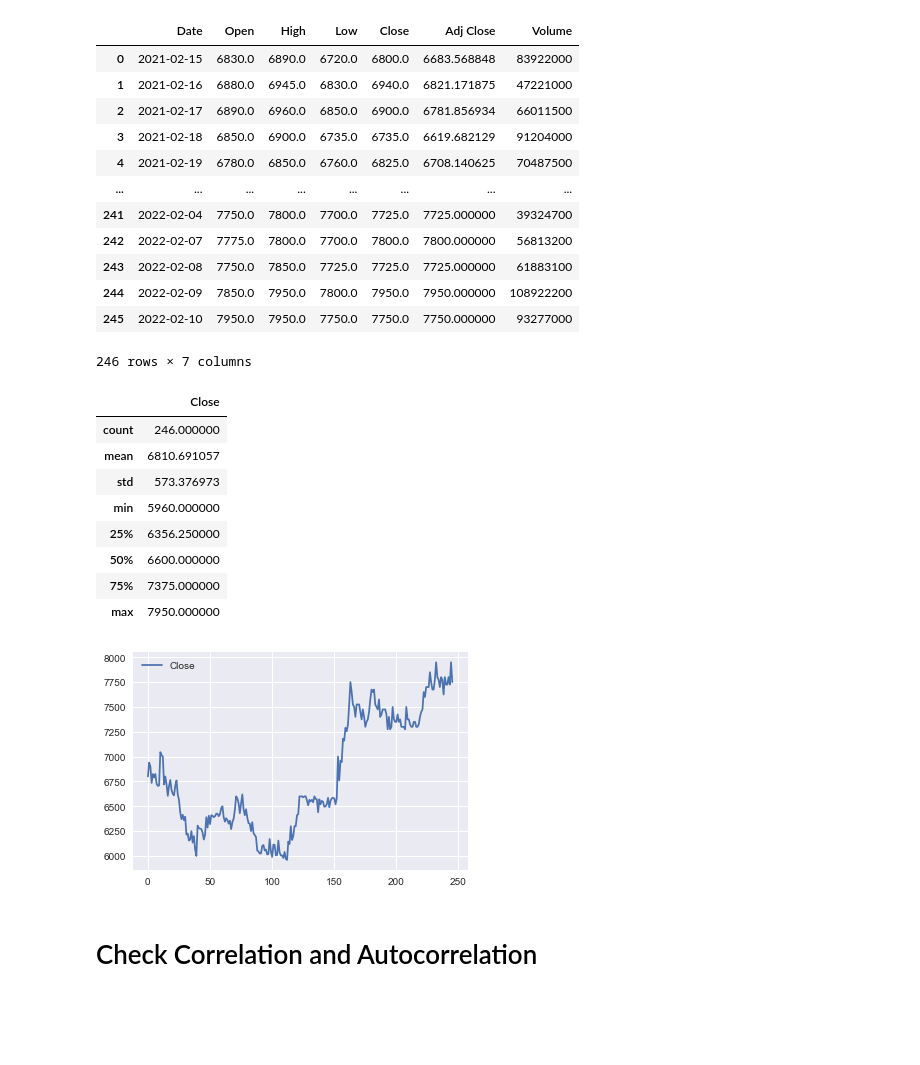
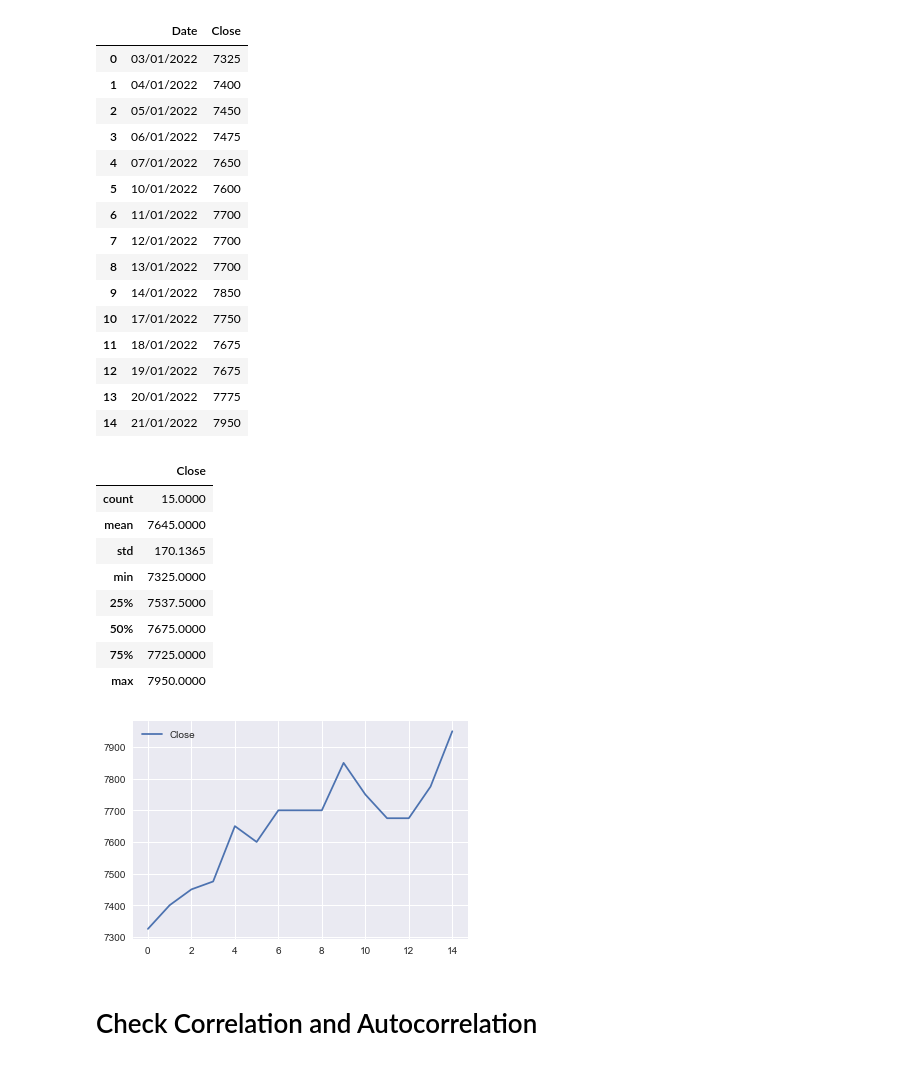
Before and after one commit to yoelagustinus/TugasAkhir, a Jupyter notebook: EDA/EDA BBCA ARIMA.ipynb, the cells around one changed output. Drawn from its saved outputs; the diff is of its cells as text; code cells hidden in the pictures; blank space fills up the shorter version.

```diff
--- a/EDA/EDA BBCA ARIMA.ipynb
+++ b/EDA/EDA BBCA ARIMA.ipynb
@@ -10,41 +10,44 @@ import time
 plt.style.use(style="seaborn")
 %matplotlib inline
 # %%
-df = pd.read_csv("BBCA.csv")
+df = pd.read_csv("BBCA-small.csv")
 df
 # %% [output]
-|  | Date | Open | High | Low | Close | Adj Close | Volume |
-| 0 | 2021-02-15 | 6830.0 | 6890.0 | 6720.0 | 6800.0 | 6683.568848 | 83922000 |
-| 1 | 2021-02-16 | 6880.0 | 6945.0 | 6830.0 | 6940.0 | 6821.171875 | 47221000 |
-| 2 | 2021-02-17 | 6890.0 | 6960.0 | 6850.0 | 6900.0 | 6781.856934 | 66011500 |
-| 3 | 2021-02-18 | 6850.0 | 6900.0 | 6735.0 | 6735.0 | 6619.682129 | 91204000 |
-| 4 | 2021-02-19 | 6780.0 | 6850.0 | 6760.0 | 6825.0 | 6708.140625 | 70487500 |
-| ... | ... | ... | ... | ... | ... | ... | ... |
-| 241 | 2022-02-04 | 7750.0 | 7800.0 | 7700.0 | 7725.0 | 7725.000000 | 39324700 |
-| 242 | 2022-02-07 | 7775.0 | 7800.0 | 7700.0 | 7800.0 | 7800.000000 | 56813200 |
-| 243 | 2022-02-08 | 7750.0 | 7850.0 | 7725.0 | 7725.0 | 7725.000000 | 61883100 |
-| 244 | 2022-02-09 | 7850.0 | 7950.0 | 7800.0 | 7950.0 | 7950.000000 | 108922200 |
-| 245 | 2022-02-10 | 7950.0 | 7950.0 | 7750.0 | 7750.0 | 7750.000000 | 93277000 |
+|  | Date | Close |
+| 0 | 03/01/2022 | 7325 |
+| 1 | 04/01/2022 | 7400 |
+| 2 | 05/01/2022 | 7450 |
+| 3 | 06/01/2022 | 7475 |
+| 4 | 07/01/2022 | 7650 |
+| 5 | 10/01/2022 | 7600 |
+| 6 | 11/01/2022 | 7700 |
+| 7 | 12/01/2022 | 7700 |
+| 8 | 13/01/2022 | 7700 |
+| 9 | 14/01/2022 | 7850 |
+| 10 | 17/01/2022 | 7750 |
+| 11 | 18/01/2022 | 7675 |
+| 12 | 19/01/2022 | 7675 |
+| 13 | 20/01/2022 | 7775 |
+| 14 | 21/01/2022 | 7950 |
-246 rows × 7 columns
 # %%
 df = df[["Close"]].copy()
 # %%
 df.describe()
 # %% [output]
 |  | Close |
-| count | 246.000000 |
-| mean | 6810.691057 |
-| std | 573.376973 |
-| min | 5960.000000 |
-| 25% | 6356.250000 |
-| 50% | 6600.000000 |
-| 75% | 7375.000000 |
-| max | 7950.000000 |
+| count | 15.0000 |
+| mean | 7645.0000 |
+| std | 170.1365 |
+| min | 7325.0000 |
+| 25% | 7537.5000 |
+| 50% | 7675.0000 |
+| 75% | 7725.0000 |
+| max | 7950.0000 |
 # %%
 df.plot()
 plt.show()
 # %% [output]
-[figure, old version]
+[figure, new version]
 # %% [markdown]
 # Check Correlation and Autocorrelation
 # %% [markdown]
```
Also changed, not shown: parts of 3 cells of this notebook, 2 other files.
